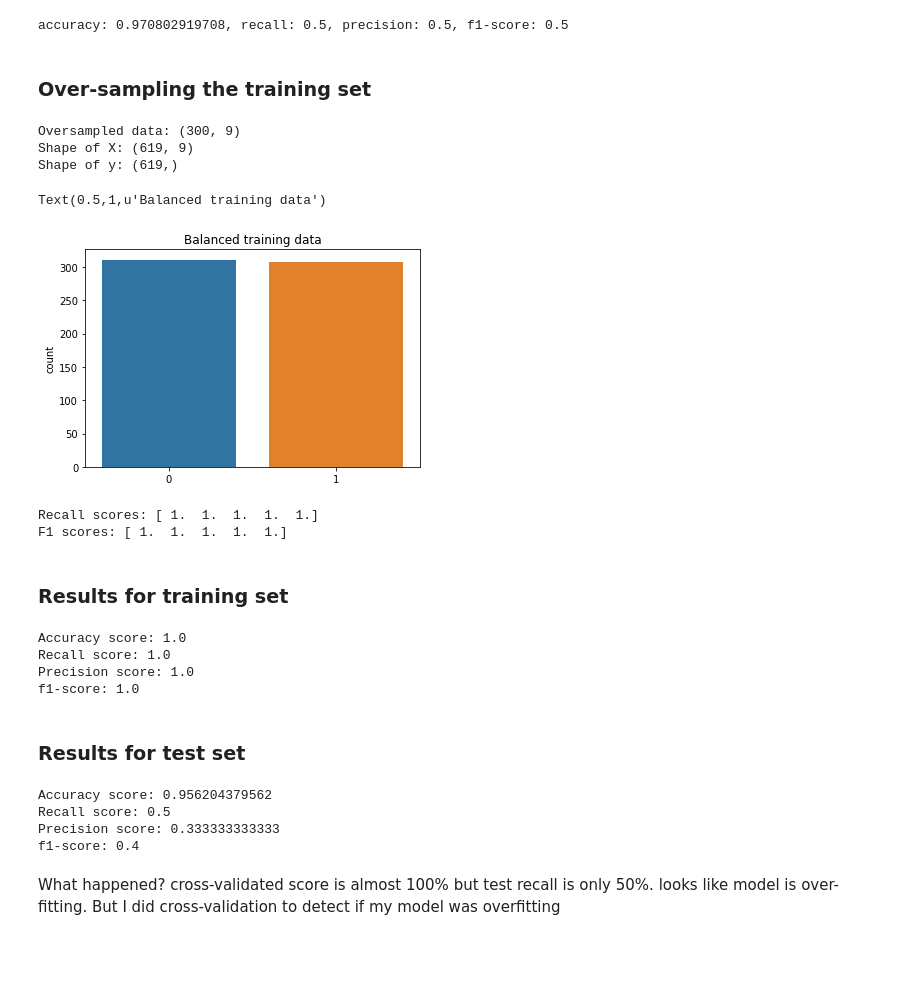
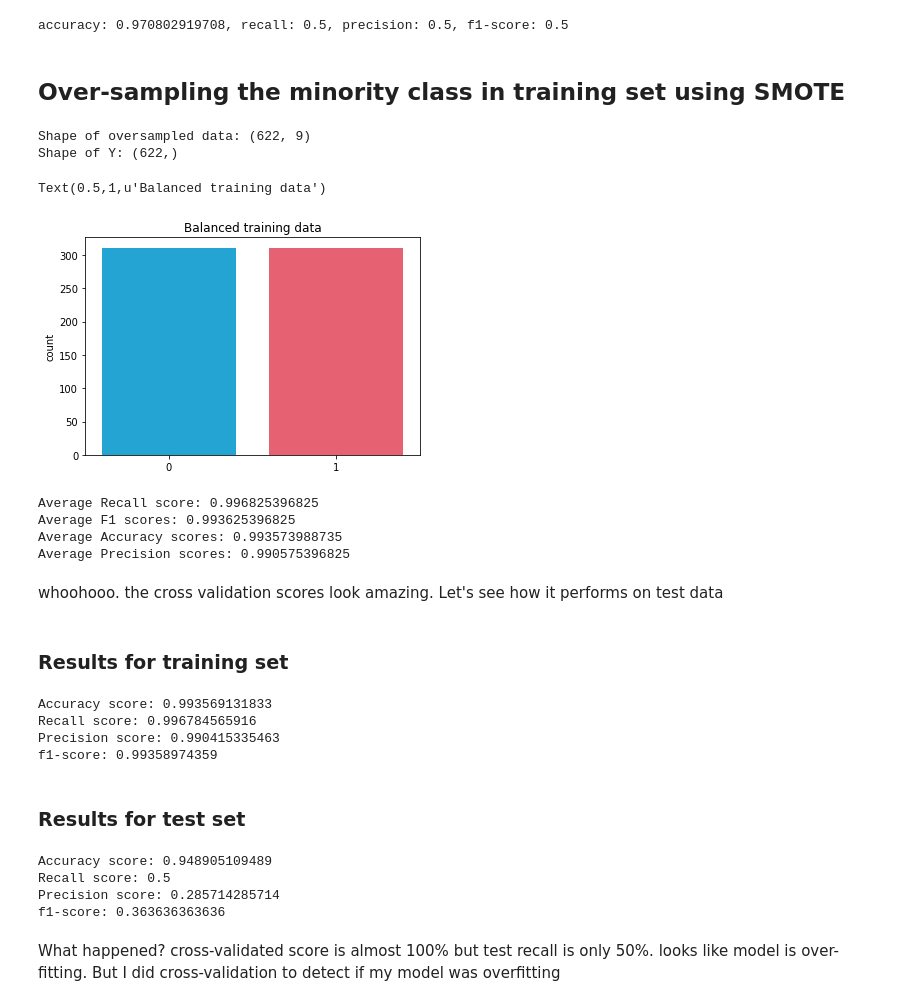
Before and after one commit to anushamohan/python_machine_learning, a Jupyter notebook: cross-validation.ipynb, the cells around one changed output. Cells and saved outputs as stored; diff of their text form; code cells hidden in the pictures; blank space fills up the shorter version.

```diff
--- a/cross-validation.ipynb
+++ b/cross-validation.ipynb
@@ -6,7 +6,7 @@ import pandas as pd
 import numpy as np
 import matplotlib.pyplot as plt
 import seaborn as sns
-
+from imblearn.over_sampling import SMOTE
 from numpy.random import RandomState
 from sklearn.tree import DecisionTreeClassifier
 from sklearn.ensemble import RandomForestClassifier
@@ -16,6 +16,7 @@ import warnings
 warnings.filterwarnings('ignore')
 
 %matplotlib inline
+sns.set_palette(['#06B1F0', '#FC4B60'])
 # %%
 new_data = pd.read_csv('data/data_updated.csv', index_col=0)
 print new_data.shape
@@ -39,6 +40,7 @@ Name: Class, dtype: int64
 # %% [markdown]
 The problem we are trying to solve in this analysis is breast cancer prediction. Based on the features available, we are going to predict whether the tumor a patient has is benign or malignant. One of the biggest challenges of this analysis is to deal with an imbalanced dataset
 # %%
+sns.set_palette(['#06B1F0', '#FC4B60'])
 sns.countplot(new_data['Class'])
 # %% [output]
 <matplotlib.axes._subplots.AxesSubplot at 0x...>
@@ -96,4 +88,4 @@ metrics(y_test, preds)
 # %% [output]
 accuracy: 0.970802919708, recall: 0.5, precision: 0.5, f1-score: 0.5
 # %% [markdown]
-### Over-sampling the training set
+## Over-sampling the minority class in training set using SMOTE
@@ -106,56 +92,63 @@ sample_indices = np.random.choice(y_train_malignant_indices, 300, replace=True)
-# %%
-oversampled_data = x.iloc[sample_indices]
-print 'Oversampled data: {}'.format(oversampled_data.shape)
-x = pd.concat([x_train, oversampled_data])
-print 'Shape of X: {}'.format(x.shape)
-y_train_sampled = y[sample_indices]
-y = np.append(y, y_train_sampled, axis=0)
-print 'Shape of y: {}'.format(y.shape)
-# %% [output]
-Oversampled data: (300, 9)
-Shape of X: (619, 9)
-Shape of y: (619,)
+# %%
+y_train = y_train.reshape(-1)
+sm = SMOTE(random_state=42)
+X, Y = sm.fit_sample(x_train, y_train)
+print 'Shape of oversampled data: {}'.format(X.shape)
+print 'Shape of Y: {}'.format(Y.shape)
+# %% [output]
+Shape of oversampled data: (622, 9)
+Shape of Y: (622,)
 # %%
-sns.countplot(y)
+sns.set_palette(['#06B1F0', '#FC4B60'])
+sns.countplot(Y)
 plt.title('Balanced training data')
 # %% [output]
 Text(0.5,1,u'Balanced training data')
-[figure, old version]
+[figure, new version]
 # %%
 rf = RandomForestClassifier(n_estimators=5, random_state=12)
-recall_scores = cross_val_score(rf, x, y, scoring='recall', cv=5)
-f1_scores = cross_val_score(rf, x,y, scoring='f1', cv=5)
-print 'Recall scores: {}'.format(recall_scores)
-print 'F1 scores: {}'.format(f1_scores)
+recall_scores = cross_val_score(rf, X, Y, scoring='recall', cv=5)
+f1_scores = cross_val_score(rf, X,Y, scoring='f1', cv=5)
+accuracy_scores = cross_val_score(rf, X,Y, scoring='accuracy', cv=5)
+precision_scores = cross_val_score(rf, X,Y, scoring='precision', cv=5)
+print 'Average Recall score: {}'.format(np.mean(recall_scores))
+print 'Average F1 scores: {}'.format(np.mean(f1_scores))
+print 'Average Accuracy scores: {}'.format(np.mean(accuracy_scores))
+print 'Average Precision scores: {}'.format(np.mean(precision_scores))
 # %% [output]
-Recall scores: [ 1.  1.  1.  1.  1.]
-F1 scores: [ 1.  1.  1.  1.  1.]
+Average Recall score: 0.996825396825
+Average F1 scores: 0.993625396825
+Average Accuracy scores: 0.993573988735
+Average Precision scores: 0.990575396825
+# %% [markdown]
+whoohooo. the cross validation scores look amazing. Let's see how it performs on test data
 # %% [markdown]
 ### Results for training set
 # %%
-preds = cross_val_predict(rf, x, y, cv=5)
-print 'Accuracy score: {}'.format(accuracy_score(y, preds))
-print 'Recall score: {}'.format(recall_score(y, preds))
-print 'Precision score: {}'.format(precision_score(y, preds))
-print 'f1-score: {}'.format(f1_score(y, preds))
+preds = cross_val_predict(rf, X, Y, cv=5)
+print 'Accuracy score: {}'.format(accuracy_score(Y, preds))
+print 'Recall score: {}'.format(recall_score(Y, preds))
+print 'Precision score: {}'.format(precision_score(Y, preds))
+print 'f1-score: {}'.format(f1_score(Y, preds))
 # %% [output]
-Accuracy score: 1.0
-Recall score: 1.0
-Precision score: 1.0
-f1-score: 1.0
+Accuracy score: 0.993569131833
+Recall score: 0.996784565916
+Precision score: 0.990415335463
+f1-score: 0.99358974359
 # %% [markdown]
 ### Results for test set
 # %%
-rf.fit(x, y)
+rf = RandomForestClassifier(n_estimators=5, random_state=12)
+rf.fit(X, Y)
 test_preds = rf.predict(x_test)
 print 'Accuracy score: {}'.format(accuracy_score(y_test, test_preds))
 print 'Recall score: {}'.format(recall_score(y_test, test_preds))
 print 'Precision score: {}'.format(precision_score(y_test, test_preds))
 print 'f1-score: {}'.format(f1_score(y_test, test_preds))
 # %% [output]
-Accuracy score: 0.956204379562
+Accuracy score: 0.948905109489
 Recall score: 0.5
-Precision score: 0.333333333333
-f1-score: 0.4
+Precision score: 0.285714285714
+f1-score: 0.363636363636
 # %% [markdown]
 What happened? cross-validated score is almost 100% but test recall is only 50%. looks like model is over-fitting. But I did cross-validation to detect if my model was overfitting
```
Also changed, not shown: parts of 22 cells of this notebook.
